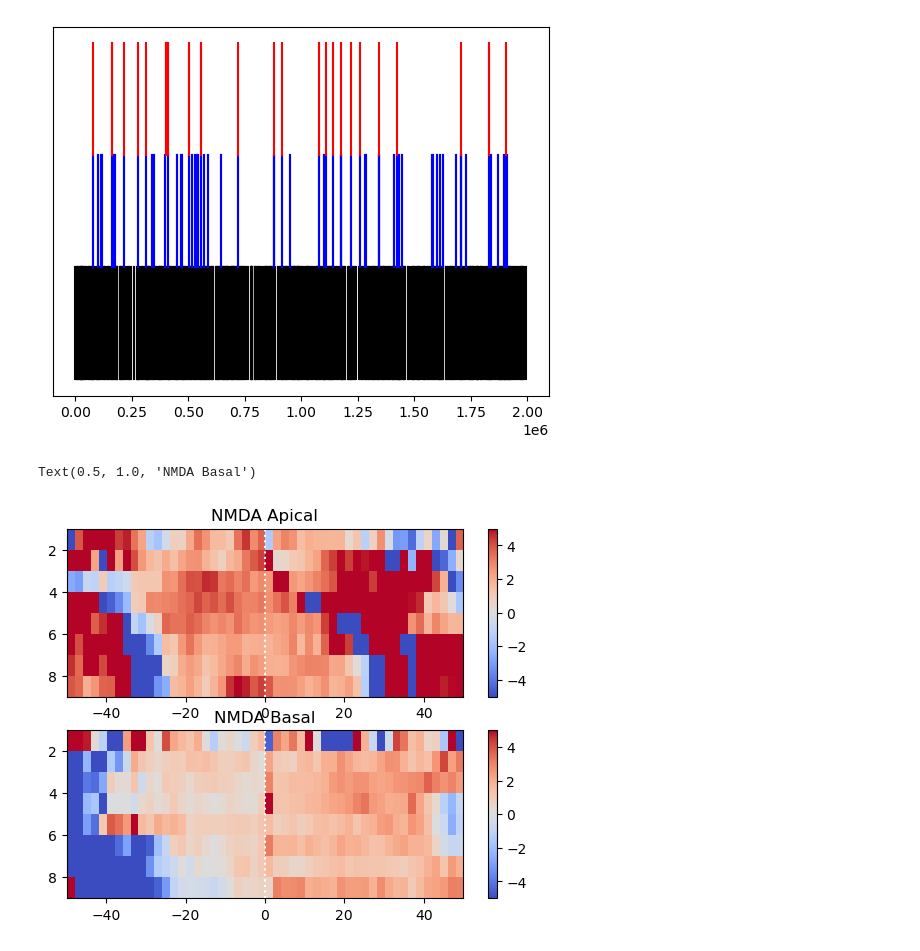
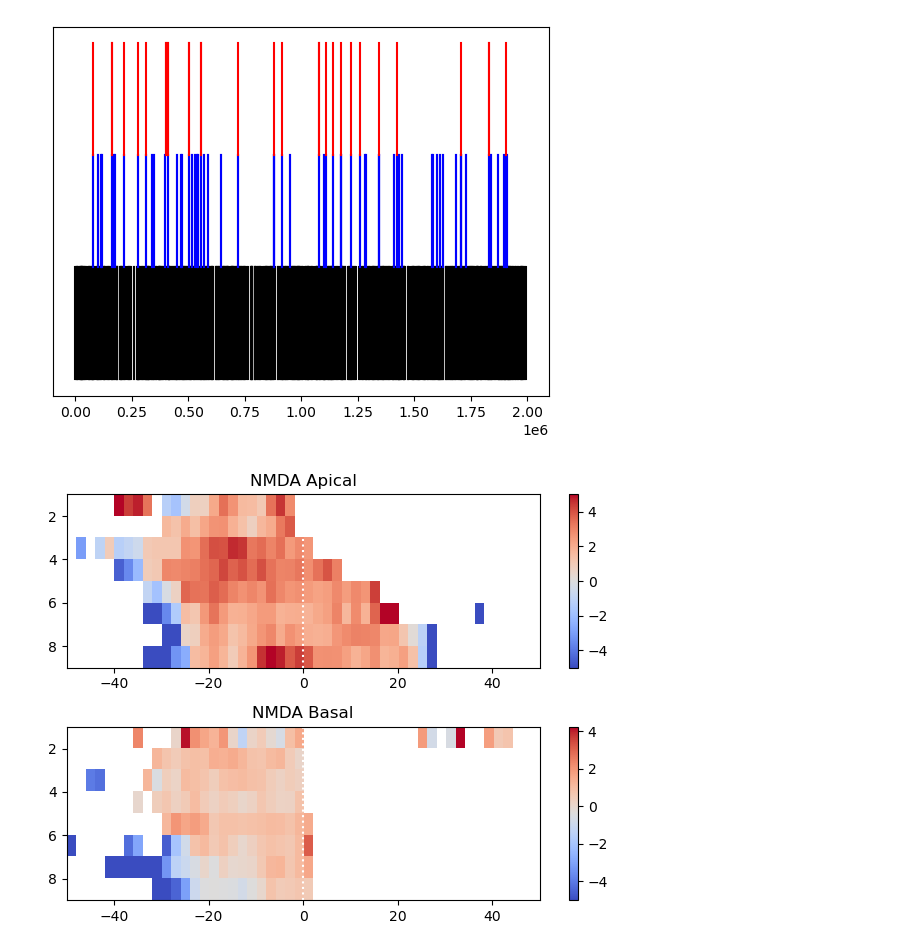
Before and after one commit to dbheadley/InhibOnDendComp, a Jupyter notebook: scripts/DendSpike_PoissonInh_PoissonExc.ipynb, the cells around one changed output. Saved outputs shown, nothing was run; the diff lists cells and outputs as text; code cells hidden in the pictures.

Commit message:
update plot

```diff
--- a/scripts/DendSpike_PoissonInh_PoissonExc.ipynb
+++ b/scripts/DendSpike_PoissonInh_PoissonExc.ipynb
@@ -199,13 +199,17 @@ pois_canmda_sta['na_a'] = pois_canmda_sta['na_sta'].loc['apic','sta']
 pois_canmda_sta['na_b'] = pois_canmda_sta['na_sta'].loc['dend','sta']
 # %%
 # numpy restrict values to set range
+def prc_chg(numer,denom):
+    # set denom values less than 10 to nan
+    denom[abs(denom<5)] = np.nan
 
+    return np.clip(numer/denom,-5,5)
 
 fig,ax = plt.subplots(2,1)
-plot_sta_im(np.clip(pois_canmda_sta['nmda_a']/pois_sta['nmda_a'],-5,5), ax[0])
+plot_sta_im(prc_chg(pois_canmda_sta['nmda_a'],pois_sta['nmda_a']), ax[0])
 ax[0].set_title('NMDA Apical')
-plot_sta_im(np.clip(pois_canmda_sta['nmda_b']/pois_sta['nmda_b'],-5,5), ax[1])
+plot_sta_im(prc_chg(pois_canmda_sta['nmda_b'],pois_sta['nmda_b']), ax[1])
 ax[1].set_title('NMDA Basal')
+fig.tight_layout()
 # %% [output]
-Text(0.5, 1.0, 'NMDA Basal')
-[figure, old version]
+[figure, new version]
```
